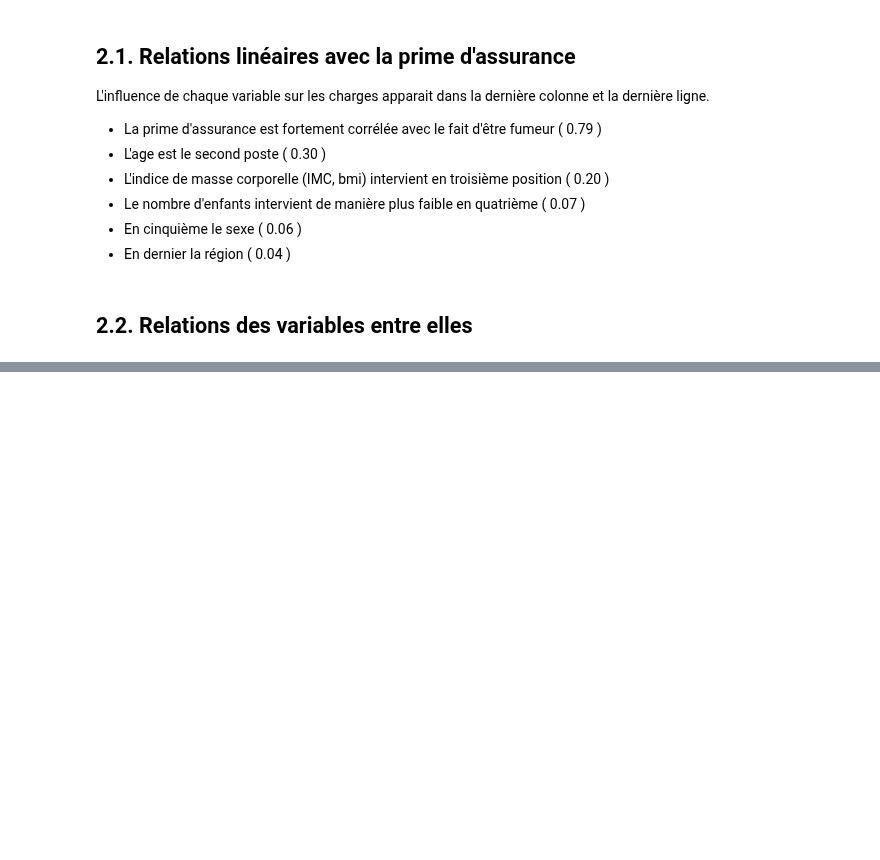
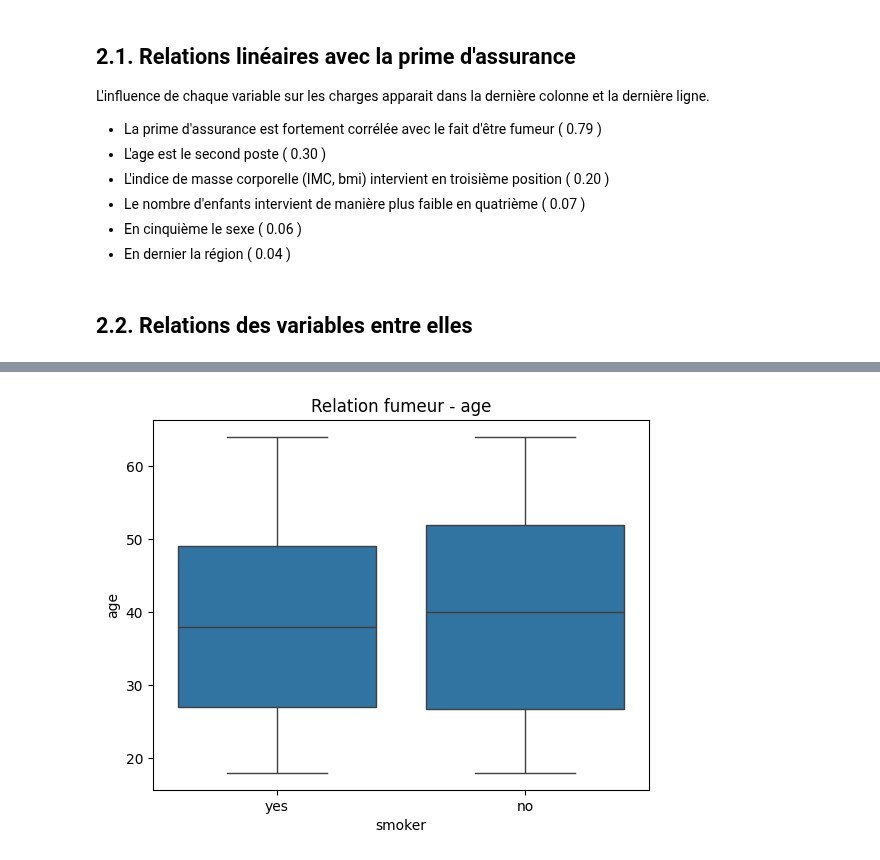
Before and after one commit to NicoCasso/Assur_aimant, a Jupyter notebook: analyse.ipynb, the cells around one changed output, grey strips where cells are left out. Cells and saved outputs as stored; diff of their text form; code cells hidden in the pictures; blank space fills up the shorter version.

Commit message:
before the end of bmi smoker relation

```diff
--- a/analyse.ipynb
+++ b/analyse.ipynb
@@ -208,0 +181,6 @@ Un seul croisement n'a pas été traité : region
+# %%
+sns.boxplot(x=df['smoker'], y=df['age'])
+plt.title("Relation fumeur - age")
+plt.show()
+# %% [output]
+[figure, added]
```
Also changed, not shown: parts of 18 cells of this notebook.
